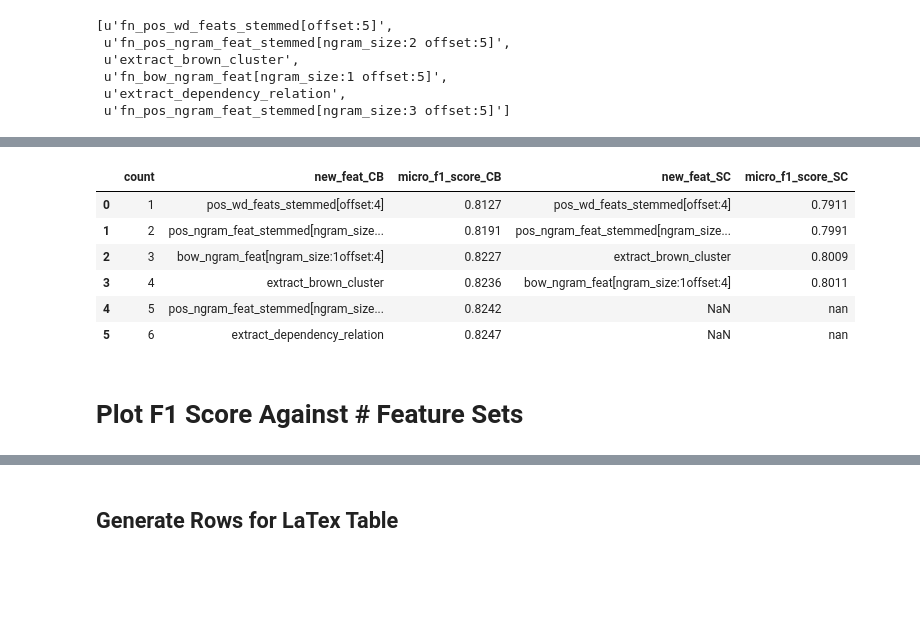
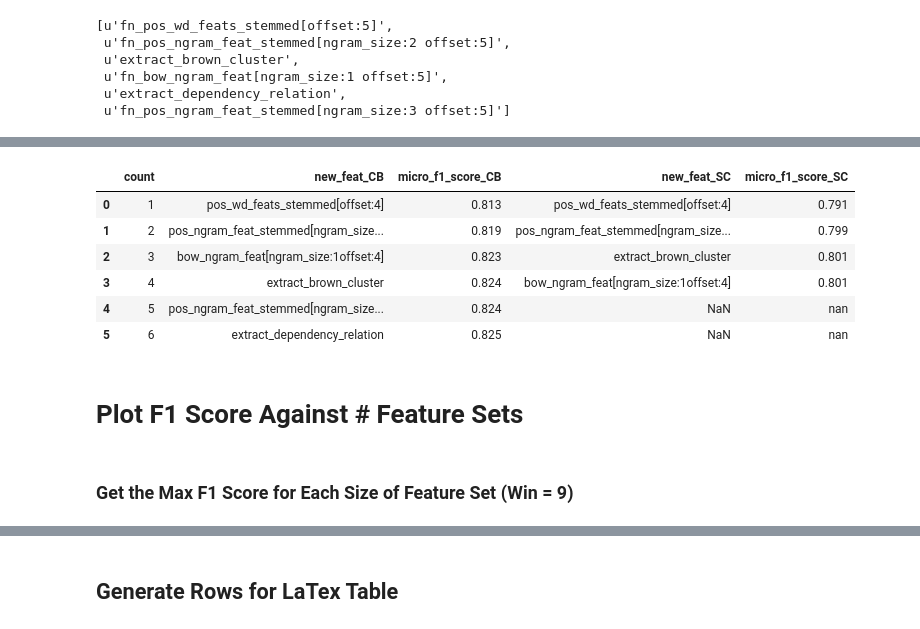
Before and after one commit to simonhughes22/PythonNlpResearch, a Jupyter notebook: notebooks/Mongo Queries/Query Feature Selection Results.ipynb, the cells around one changed output, grey strips where cells are left out. Saved outputs shown, nothing was run; the diff lists cells and outputs as text; code cells hidden in the pictures; blank space fills up the shorter version.

```diff
--- a/notebooks/Mongo Queries/Query Feature Selection Results.ipynb
+++ b/notebooks/Mongo Queries/Query Feature Selection Results.ipynb
@@ -163,17 +151,3 @@ merged
 | 12 | 13 | bow_POS_feats[offset:4] | 0.060427 | 0.031631 | 0.674359 | bow_POS_feats[offset:4] | ... |
 # %% [markdown]
 ## Generate Rows for LaTex Table
-# %%
-def format_lbl(lbl):
-    return lbl.replace("["," ").replace("]","").replace("_"," ").strip()
-
-for i, row in merged.iterrows():
-    feats_CB = format_lbl(row["feats_CB"])
-    micro_f1_score_CB = row["micro_f1_score_CB"]
-
-    feats_SC = format_lbl(row["feats_SC"])
-    micro_f1_score_SC = row["micro_f1_score_SC"]
-
-    print("{rank} & {feat_cb} & {cb_f1:0.3f} & & {feat_sc} & {sc_f1:0.3f}\\\\"\
-          .format(rank=i+1,feat_cb=feats_CB, cb_f1=micro_f1_score_CB,
-                  feat_sc=feats_SC, sc_f1=micro_f1_score_SC))
@@ -416,19 +333,21 @@ df_f1_score_by_feat_size
 # %%
 # Round to 4 d.p. for printing
 df = df_f1_score_by_feat_size["count,new_feat_CB,micro_f1_score_CB,new_feat_SC,micro_f1_score_SC".split(",")].copy()
-df["micro_f1_score_CB"] = df["micro_f1_score_CB"].apply(lambda d: "{0:.4f}".format(d))
-df["micro_f1_score_SC"] = df["micro_f1_score_SC"].apply(lambda d: "{0:.4f}".format(d))
+df["micro_f1_score_CB"] = df["micro_f1_score_CB"].apply(lambda d: "{0:.3f}".format(d))
+df["micro_f1_score_SC"] = df["micro_f1_score_SC"].apply(lambda d: "{0:.3f}".format(d))
 df
 # %% [output]
 |  | count | new_feat_CB | micro_f1_score_CB | new_feat_SC | micro_f1_score_SC |
-| 0 | 1 | pos_wd_feats_stemmed[offset:4] | 0.8127 | pos_wd_feats_stemmed[offset:4] | 0.7911 |
-| 1 | 2 | pos_ngram_feat_stemmed[ngram_size... | 0.8191 | pos_ngram_feat_stemmed[ngram_size... | 0.7991 |
-| 2 | 3 | bow_ngram_feat[ngram_size:1offset:4] | 0.8227 | extract_brown_cluster | 0.8009 |
-| 3 | 4 | extract_brown_cluster | 0.8236 | bow_ngram_feat[ngram_size:1offset:4] | 0.8011 |
-| 4 | 5 | pos_ngram_feat_stemmed[ngram_size... | 0.8242 | NaN | nan |
-| 5 | 6 | extract_dependency_relation | 0.8247 | NaN | nan |
+| 0 | 1 | pos_wd_feats_stemmed[offset:4] | 0.813 | pos_wd_feats_stemmed[offset:4] | 0.791 |
+| 1 | 2 | pos_ngram_feat_stemmed[ngram_size... | 0.819 | pos_ngram_feat_stemmed[ngram_size... | 0.799 |
+| 2 | 3 | bow_ngram_feat[ngram_size:1offset:4] | 0.823 | extract_brown_cluster | 0.801 |
+| 3 | 4 | extract_brown_cluster | 0.824 | bow_ngram_feat[ngram_size:1offset:4] | 0.801 |
+| 4 | 5 | pos_ngram_feat_stemmed[ngram_size... | 0.824 | NaN | nan |
+| 5 | 6 | extract_dependency_relation | 0.825 | NaN | nan |
 # %% [markdown]
 # Plot F1 Score Against # Feature Sets
+# %% [markdown]
+### Get the Max F1 Score for Each Size of Feature Set (Win = 9)
 # %%
 def get_max_f1_by_feat_count(df):
     max_feats = df["count"].values.max()
```
Also changed, not shown: parts of 15 cells of this notebook, 7 other files.
